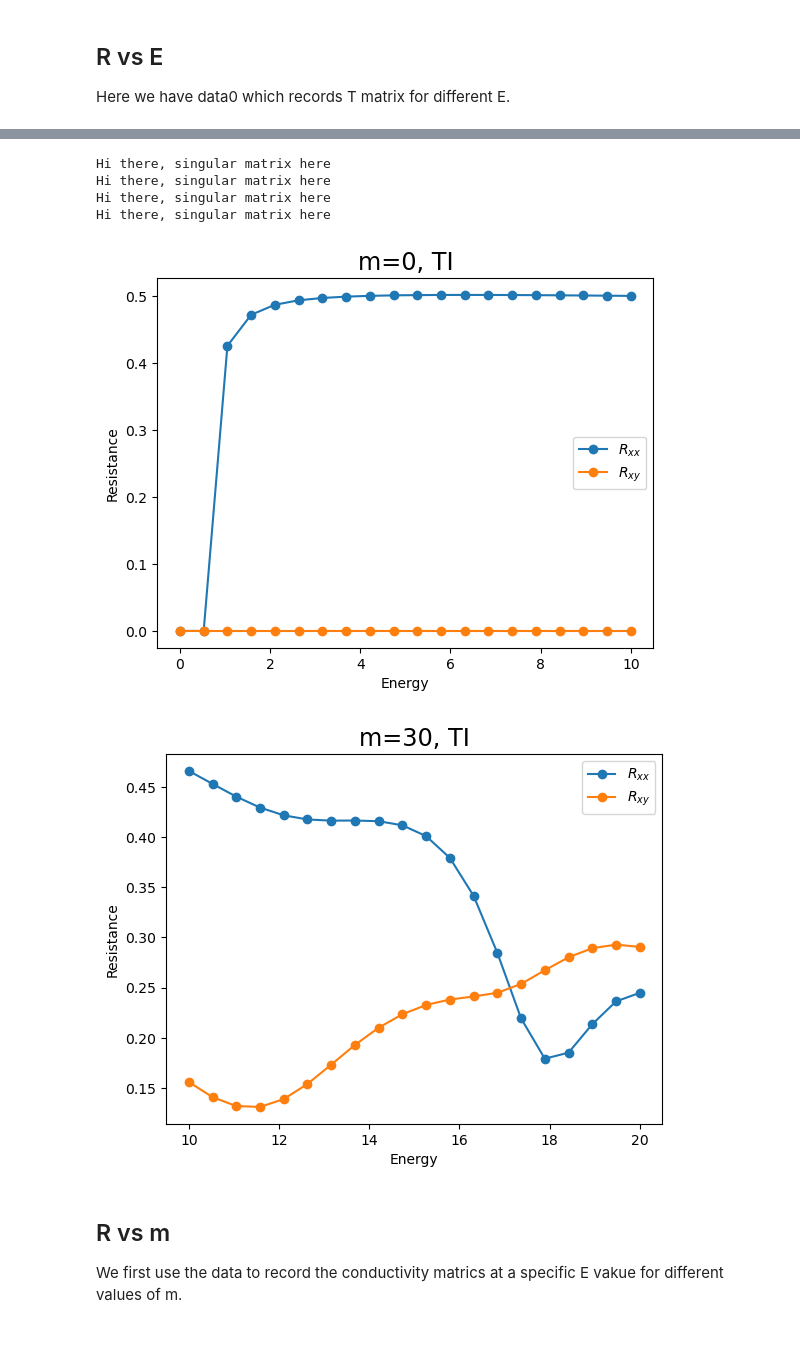
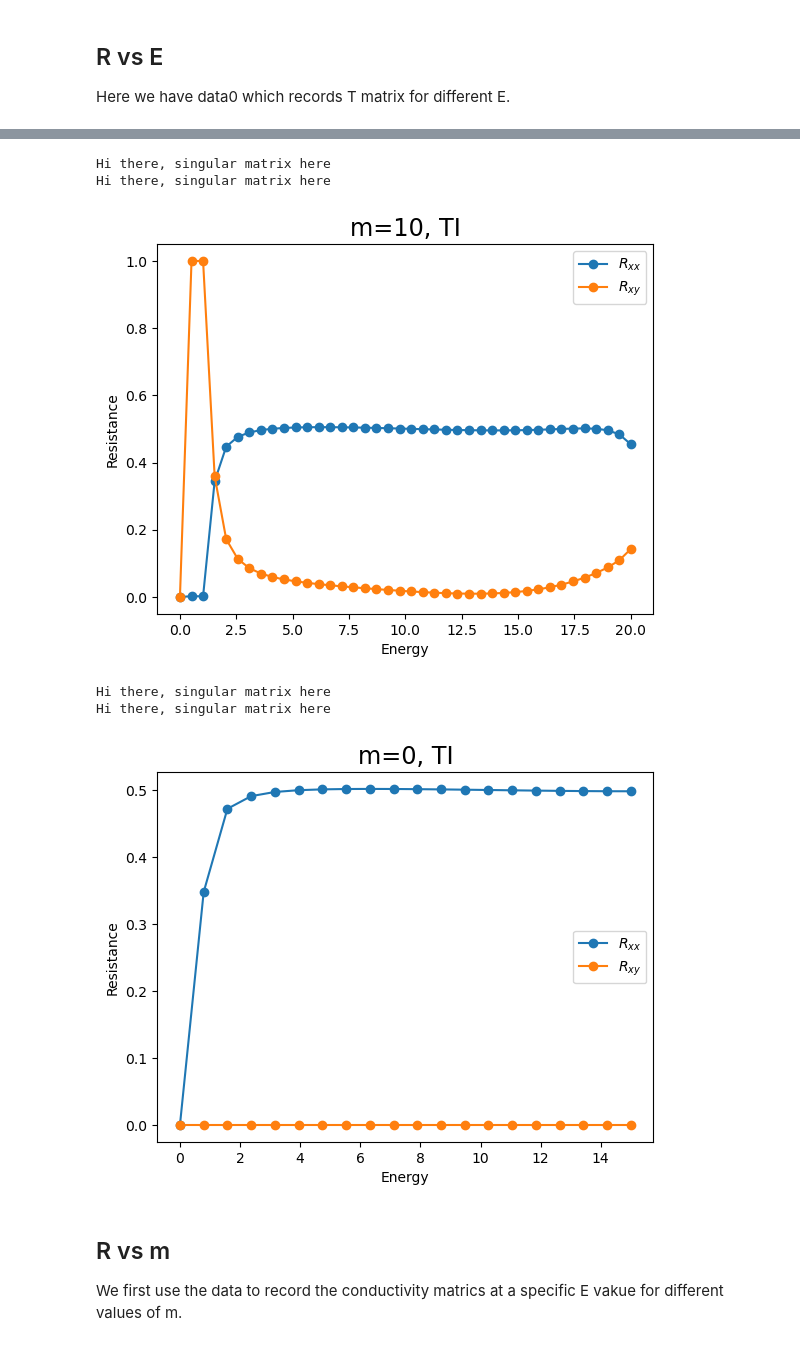
Before and after one commit to Xky123ff/GIT--DEMO, a Jupyter notebook: QSHE.ipynb, the cells around one changed output, grey strips where cells are left out. Saved outputs shown, nothing was run; the diff lists cells and outputs as text; code cells hidden in the pictures.

```diff
--- a/QSHE.ipynb
+++ b/QSHE.ipynb
@@ -206,7 +206,7 @@ kwant.plotter.current(fsyst, current, colorbar=True, show=True)
 # %%
 syst1=make_syst(width=60,length=300,leads_model=model_MTI()).leads[0]
 
-bands = kwant.physics.Bands(syst1, params=dict(m=0))
+bands = kwant.physics.Bands(syst1, params=dict(m=10))
 momenta=np.linspace(-0.05, 0.05, 200)
 
 es=[]
@@ -346,12 +346,12 @@ Here we have data0 which records  T matrix for different E.
 syst0=make_syst(width=60,length=300,leads_model=model_MTI())
 
 data0=[]
-e_range=np.linspace(0,30,num=31)
+e_range=np.linspace(0,30,num=30)
 for energy in e_range:
-    tmatrix = kwant.smatrix(syst0, energy,params=dict(m=0))
+    tmatrix = kwant.smatrix(syst0, energy,params=dict(m=60))
     data0.append(tmatrix.conductance_matrix())
 
-rEplot(e_range,np.array(data0),"m=0, TI")
+rEplot(e_range,np.array(data0),"m=60, TI")
 # %% [output]
 Hi there, singular matrix here
 Hi there, singular matrix here
@@ -369,28 +364,28 @@ array([[ 1., -1., -0., -0., -0., -0.],
 syst_A=make_syst(width=60,length=300,leads_model=model_MTI())
 
 data=[]
-e_range=np.linspace(0,10,num=20)
+e_range=np.linspace(0,20,num=40)
 for energy in e_range:
-    tmatrix = kwant.smatrix(syst_A, energy,params=dict(m=0))
+    tmatrix = kwant.smatrix(syst_A, energy,params=dict(m=10))
     data.append(tmatrix.conductance_matrix())
 
-rEplot(e_range,np.array(data),"m=0, TI")
+rEplot(e_range,np.array(data),"m=10, TI")
 # %% [output]
 Hi there, singular matrix here
 Hi there, singular matrix here
-Hi there, singular matrix here
-Hi there, singular matrix here
-[figure, old version]
+[figure, new version]
 # %%
 data=[]
-e_range=np.linspace(10,20,num=20)
+e_range=np.linspace(0,15,num=20)
 for energy in e_range:
-    tmatrix = kwant.smatrix(syst_A, energy,params=dict(m=30))
+    tmatrix = kwant.smatrix(syst_A, energy,params=dict(m=0))
     data.append(tmatrix.conductance_matrix())
 
-rEplot(e_range,np.array(data),"m=30, TI")
+rEplot(e_range,np.array(data),"m=0, TI")
 # %% [output]
+Hi there, singular matrix here
+Hi there, singular matrix here
-[figure, old version]
+[figure, new version]
 # %% [markdown]
 ## R vs m
 
```
Also changed, not shown: parts of 8 cells of this notebook, 2 other files.
